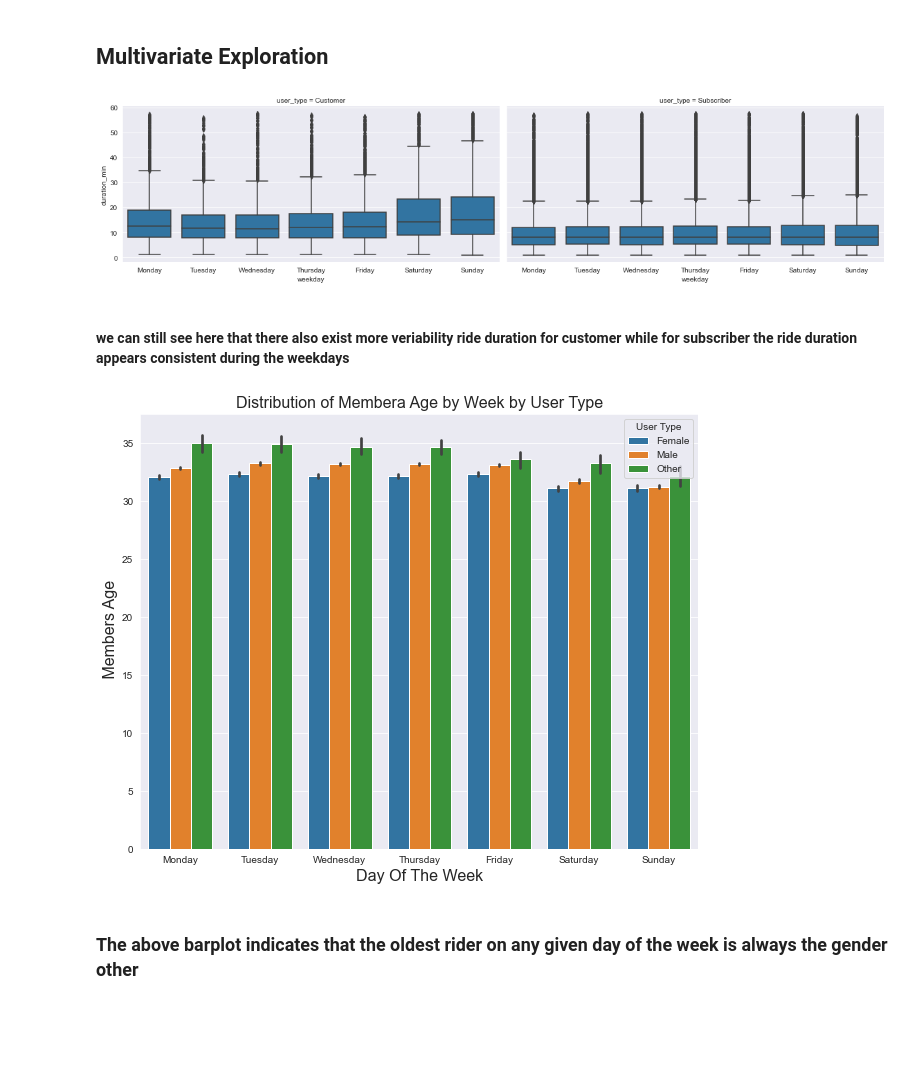
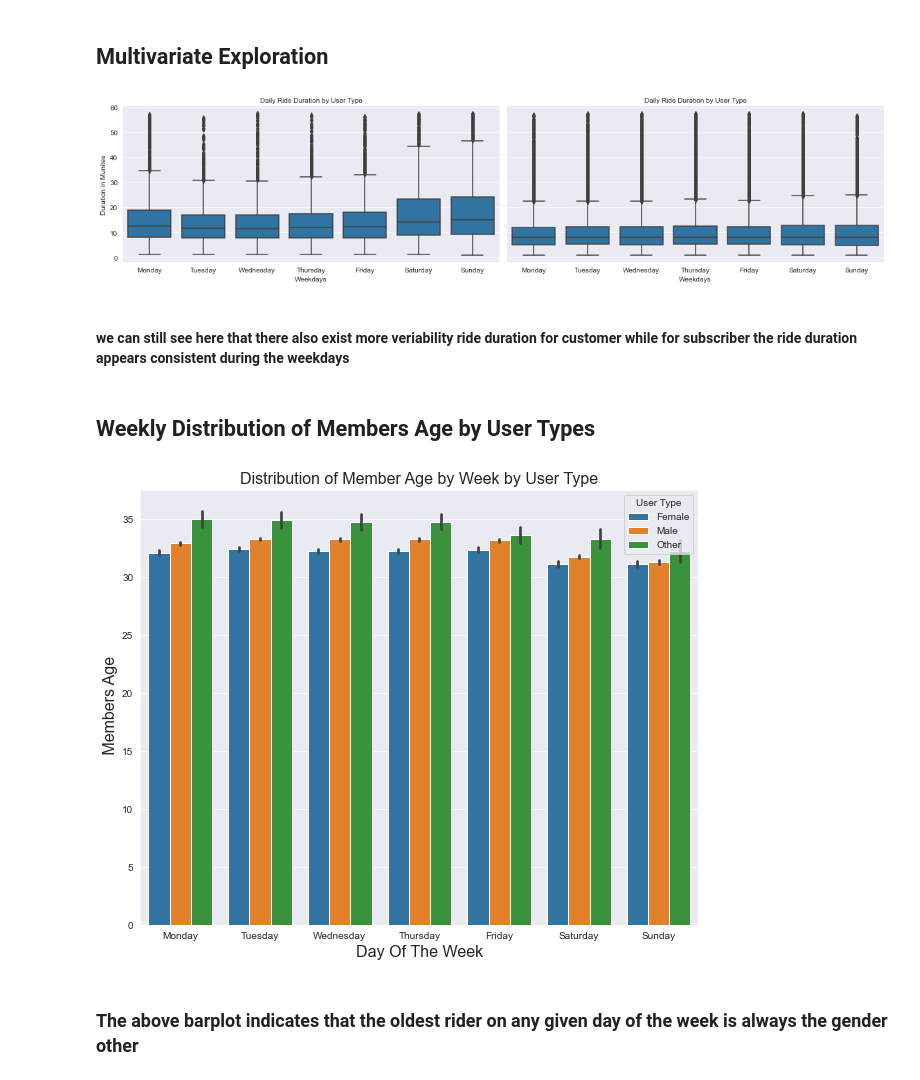
Before and after one commit to techacct/DA-BikeSharingAnalysis, a Jupyter notebook: Analysis_of_Ford_Gobike.ipynb, the cells around one changed output. Cells and saved outputs as stored; diff of their text form; code cells hidden in the pictures; blank space fills up the shorter version.

```diff
--- a/Analysis of Ford Gobike Service.ipynb
+++ b/Analysis_of_Ford_Gobike.ipynb
@@ -357,20 +357,25 @@ plt.xlabel('Members Age', fontsize=16);
 ## Multivariate Exploration
 # %%
 g = sb.FacetGrid(data = tripdata, col = 'user_type',height = 4, col_wrap=2, aspect=2)
-g.map(sb.boxplot, 'weekday', 'duration_min', order=plot_order);
+g.map(sb.boxplot, 'weekday', 'duration_min', order=plot_order)
+g.set_titles('Daily Ride Duration by User Type')
+g.set_xlabels('Weekdays')
+g.set_ylabels('Duration in Munites');
 # %% [output]
-[figure, old version]
+[figure, new version]
 # %% [markdown]
 #### we can still see here that there also exist more veriability ride duration for customer while for subscriber the ride duration appears consistent during the weekdays
+# %% [markdown]
+## Weekly Distribution of Members Age by User Types
 # %%
 plt.figure(figsize=(10,8))
 sb.barplot(x='weekday', y='members_age', data=tripdata, hue='member_gender', order=plot_order)
 plt.legend(loc='upper right', title="User Type")
-plt.title('Distribution of Membera Age by Week by User Type', fontsize=16)
+plt.title('Distribution of Member Age by Week by User Type', fontsize=16)
 plt.xlabel('Day Of The Week', fontsize=16)
 plt.ylabel(' Members Age', fontsize=16);
 # %% [output]
-[figure, old version]
+[figure, new version]
 # %% [markdown]
 ### The above barplot indicates that the oldest rider on any given day of the week is always the gender other
 # %%
```
Also changed, not shown: parts of 2 cells of this notebook, 3 other files.
